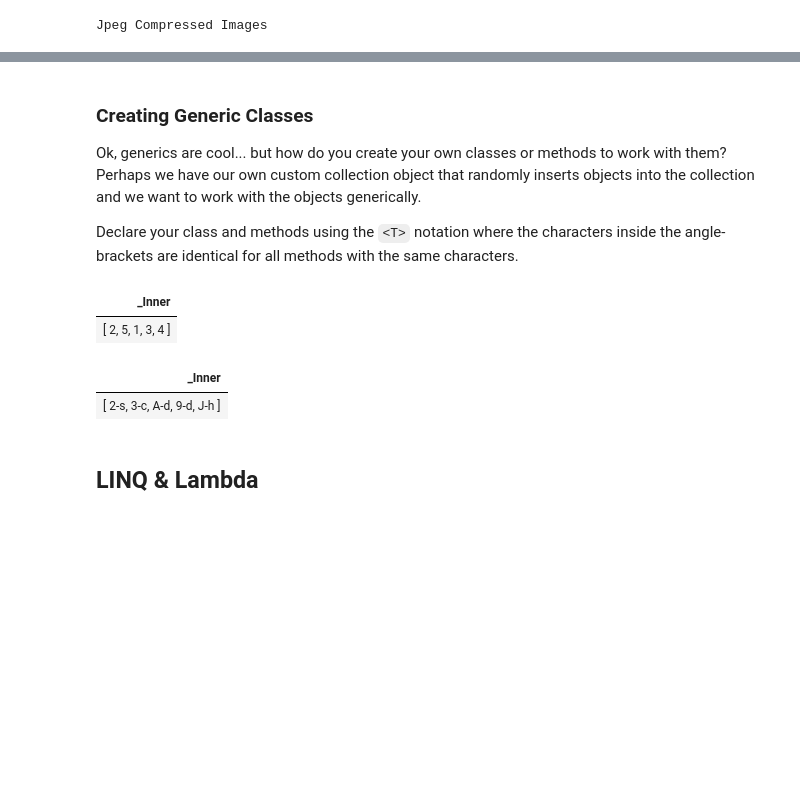
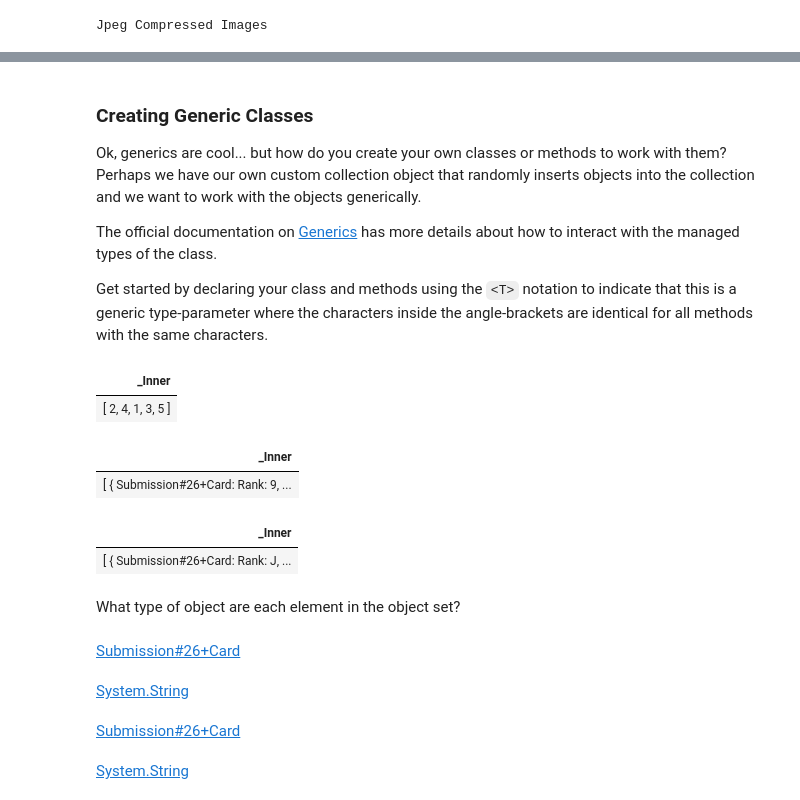
Before and after one commit to csharpfritz/csharp_with_csharpfritz, a Jupyter notebook: notebooks/0105-CollectionsAndGenerics.ipynb, the cells around one changed output, grey strips where cells are left out. Drawn from its saved outputs; the diff is of its cells as text; code cells hidden in the pictures; blank space fills up the shorter version.

```diff
--- a/notebooks/0105-CollectionsAndGenerics.ipynb
+++ b/notebooks/0105-CollectionsAndGenerics.ipynb
@@ -82,0 +95,8 @@ display(myNumbers);
+# %%
+// Capture a reference to myNumbers
+var referenceToMyNumbers = myNumbers;
+
+// Change myNumbers
+Array.Resize(ref myNumbers, 5);
+myNumbers[4] = 100;
+display(myNumbers);
@@ -123,3 +177,8 @@ fileExt
 fileExt["mp3"]
 # %% [output]
 Compressed Music
+# %%
+foreach (var kv in fileExt)
+{
+    display(((DictionaryEntry)kv).Key);
+}
@@ -178,0 +246,9 @@ myCard
+# %%
+foreach (var item in myHand)
+{
+    display(item);
+}
+
+display(myHand.Peek());
+var thisCard = myHand.Pop();
+thisCard
@@ -282,33 +422,38 @@ Jpeg Compressed Images
 
 Ok, generics are cool... but how do you create your own classes or methods to work with them?  Perhaps we have our own custom collection object that randomly inserts objects into the collection and we want to work with the objects generically.
 
-Declare your class and methods using the `<T>` notation where the characters inside the angle-brackets are identical for all methods with the same characters.
+The official documentation on [Generics](https://docs.microsoft.com/dotnet/standard/generics/?WT.mc_id=visualstudio-twitch-jefritz) has more details about how to interact with the managed types of the class.
+
+Get started by declaring your class and methods using the `<T>` notation to indicate that this is a generic type-parameter where the characters inside the angle-brackets are identical for all methods with the same characters.
 # %%
 class FritzSet<T>
 {
     // This normally wouldn't be public scoped, but making it public for the notebook visualizer
+    // The <T> for this List<T> is the same type as the <T> that this class will be created with
     public List<T> _Inner = new List<T>();
 
+    // The newItem parameter will be of type T, matching the same type assigned when this class is created
     public void Add(T newItem)
     {
         var insertAt = _Inner.Count == 0 ? 0 : new Random().Next(0,_Inner.Count+1);
         _Inner.Insert(insertAt, newItem);
     }
 
 }
 
-// Let's insert some numbers
+// Let's insert some numbers into a FritzSet of type 'int'
 var set = new FritzSet<int>();
 set.Add(1);
 set.Add(2);
 set.Add(3);
 set.Add(4);
 set.Add(5);
 set
 # %% [output]
 | _Inner |
-| [ 2, 5, 1, 3, 4 ] |
+| [ 2, 4, 1, 3, 5 ] |
 # %%
+// We can also create a FritzSet that holds a bunch of Card objects
 var deck = new FritzSet<Card>();
 deck.Add(new Card("A-d"));
 deck.Add(new Card("9-d"));
@@ -319,6 +464,30 @@ deck.Add(new Card("2-s"));
 deck
 # %% [output]
 | _Inner |
-| [ 2-s, 3-c, A-d, 9-d, J-h ] |
+| [ { Submission#26+Card: Rank: 9, ... |
-# %% [markdown]
-## LINQ & Lambda
+# %%
+// you can also force a generic type of 'object' and lose that compile-time type checking
+var objSet = new FritzSet<object>();
+objSet.Add(new Card("J-h"));
+objSet.Add("Joker");
+
+objSet
+# %% [output]
+| _Inner |
+| [ { Submission#26+Card: Rank: J, ... |
+# %% [markdown]
+What type of object are each element in the object set?
+# %%
+display(objSet._Inner[0].GetType());
+display(objSet._Inner[1].GetType());
+# %% [output]
+Submission#26+Card
+System.String
+# %%
+// If we do a foreach with a var keyword, what type is emitted?
+foreach (var card in objSet._Inner) {
+    display(card.GetType());
+}
+# %% [output]
+Submission#26+Card
+System.String
```
Also changed, not shown: parts of 65 cells of this notebook.
